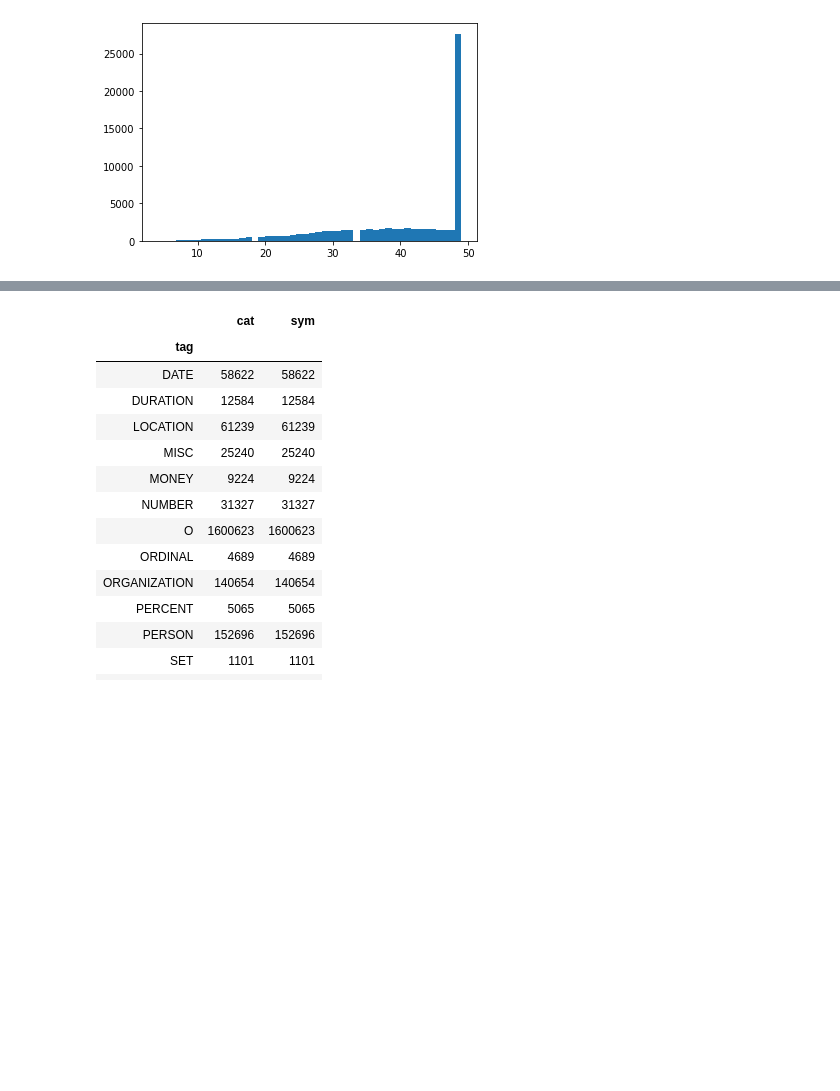
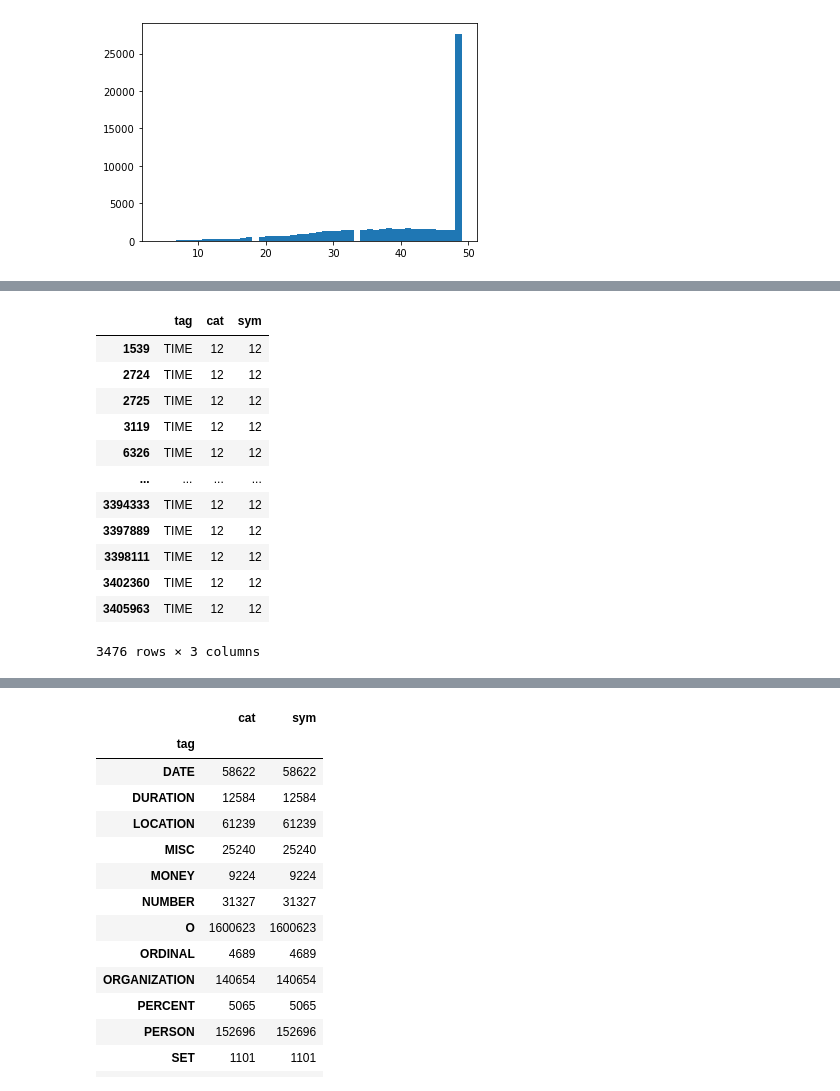
Before and after one commit to pnarsina/w266_final, a Jupyter notebook: NER_RE_BERT_Pnar.ipynb, the cells around one changed output, grey strips where cells are left out. Drawn from its saved outputs; the diff is of its cells as text; code cells hidden in the pictures; blank space fills up the shorter version.

```diff
--- a/NER_RE_BERT_Pnar.ipynb
+++ b/NER_RE_BERT_Pnar.ipynb
@@ -235,3 +242,19 @@ nerClasses
+# %%
+nerClasses[nerClasses['cat']==12]
+# %% [output]
+|  | tag | cat | sym |
+| 1539 | TIME | 12 | 12 |
+| 2724 | TIME | 12 | 12 |
+| 2725 | TIME | 12 | 12 |
+| 3119 | TIME | 12 | 12 |
+| 6326 | TIME | 12 | 12 |
+| ... | ... | ... | ... |
+| 3394333 | TIME | 12 | 12 |
+| 3397889 | TIME | 12 | 12 |
+| 3398111 | TIME | 12 | 12 |
+| 3402360 | TIME | 12 | 12 |
+| 3405963 | TIME | 12 | 12 |
+3476 rows × 3 columns
 # %%
 nerClasses[['cat']].hist(bins=21)
 # %% [output]
```
Also changed, not shown: parts of 26 cells of this notebook.
